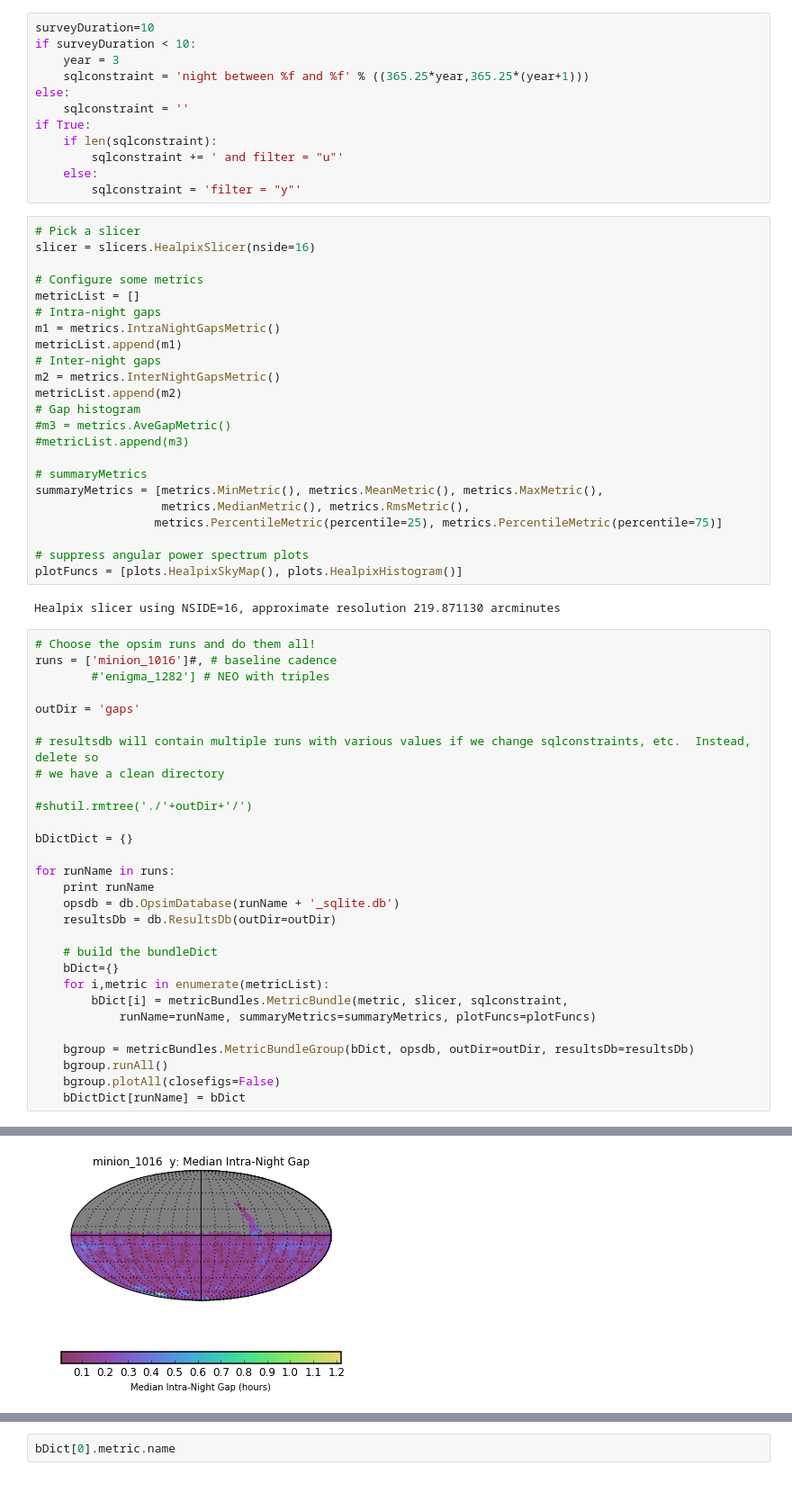
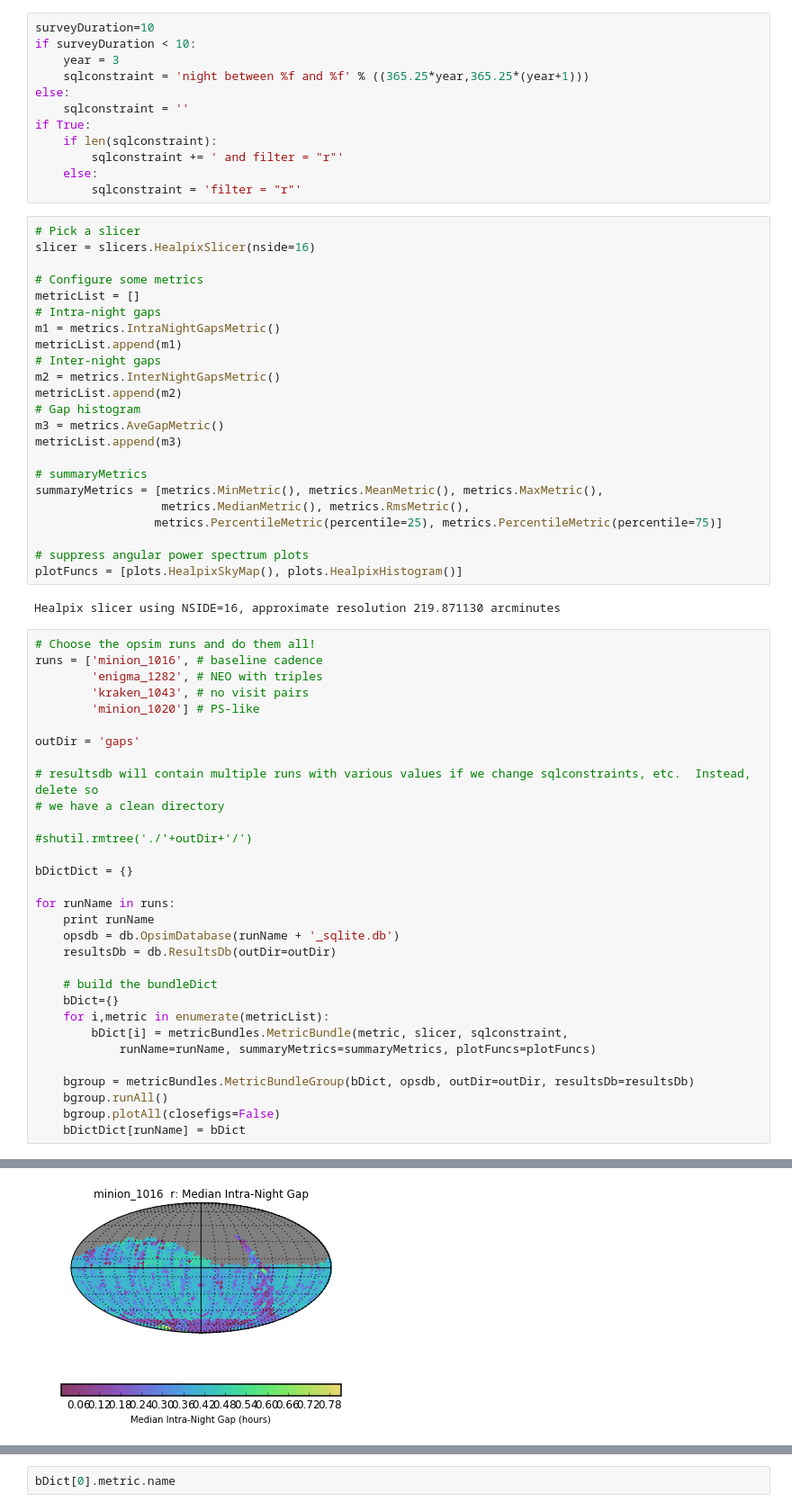
Before and after one commit to LSST-TVSSC/WhitepaperNotebooks, a Jupyter notebook: notebooks/time_gaps.ipynb, the cells around one changed output, grey strips where cells are left out. Shown at 90% size. Drawn from its saved outputs; the diff is of its cells as text.

```diff
--- a/notebooks/time_gaps.ipynb
+++ b/notebooks/time_gaps.ipynb
@@ -26,9 +26,9 @@ else:
     sqlconstraint = ''
 if True:
     if len(sqlconstraint):
-        sqlconstraint += ' and filter = "u"'
+        sqlconstraint += ' and filter = "r"'
     else:
-        sqlconstraint = 'filter = "y"'
+        sqlconstraint = 'filter = "r"'
 # %%
 # Pick a slicer
 slicer = slicers.HealpixSlicer(nside=16)
@@ -42,8 +42,8 @@ metricList.append(m1)
 m2 = metrics.InterNightGapsMetric()
 metricList.append(m2)
 # Gap histogram
-#m3 = metrics.AveGapMetric()
-#metricList.append(m3)
+m3 = metrics.AveGapMetric()
+metricList.append(m3)
 
 # summaryMetrics
 summaryMetrics = [metrics.MinMetric(), metrics.MeanMetric(), metrics.MaxMetric(),
@@ -56,8 +56,10 @@ plotFuncs = [plots.HealpixSkyMap(), plots.HealpixHistogram()]
 Healpix slicer using NSIDE=16, approximate resolution 219.871130 arcminutes
 # %%
 # Choose the opsim runs and do them all!
-runs = ['minion_1016']#, # baseline cadence
-        #'enigma_1282'] # NEO with triples
+runs = ['minion_1016', # baseline cadence
+        'enigma_1282', # NEO with triples
+        'kraken_1043', # no visit pairs
+        'minion_1020'] # PS-like
 
 outDir = 'gaps'
 
@@ -97 +106 @@ Plotting complete.
-[figure, old version]
+[figure, new version]
```
Also changed, not shown: parts of 4 cells of this notebook.
